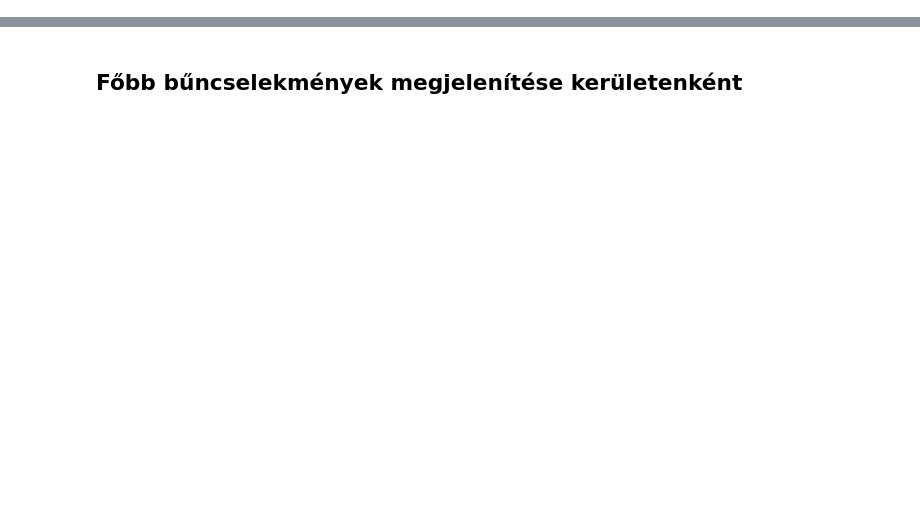
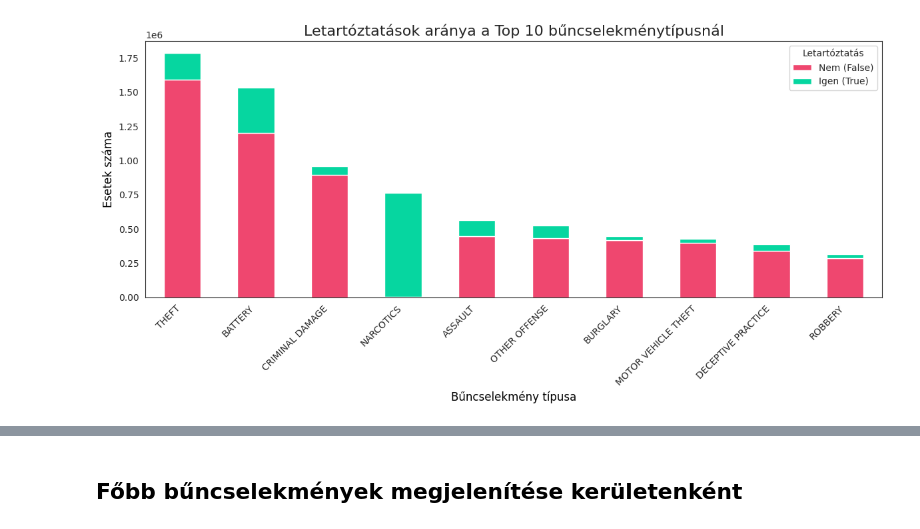
Before and after one commit to enikogyorfi/Szakdolgozat, a Jupyter notebook: szakdolgozat.ipynb, the cells around one changed output, grey strips where cells are left out. Cells and saved outputs as stored; diff of their text form; code cells hidden in the pictures; blank space fills up the shorter version.

```diff
--- a/szakdolgozat.ipynb
+++ b/szakdolgozat.ipynb
@@ -90,0 +248,25 @@ m
+# %%
+top_10_types = df['Primary Type'].value_counts().nlargest(10).index
+df_top10 = df[df['Primary Type'].isin(top_10_types)]
+
+# Kereszttábla a típusok és a letartóztatás (Arrest) között
+arrest_stats = pd.crosstab(df_top10['Primary Type'], df_top10['Arrest'])
+
+# Sorba rendezzük a teljes bűncselekményszám alapján (csökkenő)
+arrest_stats['Total'] = arrest_stats.sum(axis=1)
+arrest_stats = arrest_stats.sort_values('Total', ascending=False).drop('Total', axis=1)
+
+# Ábrázolás
+arrest_stats.plot(kind='bar', stacked=True, figsize=(12, 6), color=['#ef476f', '#06d6a0'])
+fig.patch.set_facecolor('white')
+plt.title('Letartóztatások aránya a Top 10 bűncselekménytípusnál', fontsize=16)
+plt.xlabel('Bűncselekmény típusa', fontsize=12, color='black')
+plt.ylabel('Esetek száma', fontsize=12, color= 'black')
+plt.legend(title='Letartóztatás', labels=['Nem (False)', 'Igen (True)'])
+plt.xticks(rotation=45, ha='right')
+
+plt.tight_layout()
+plt.savefig('docs/Szakdolgozat docs/Images/EDA/arrest_stats_top10.svg', dpi=300, bbox_inches='tight')
+plt.show()
+# %% [output]
+[figure, added]
```
Also changed, not shown: parts of 27 cells of this notebook, 9 other files.
